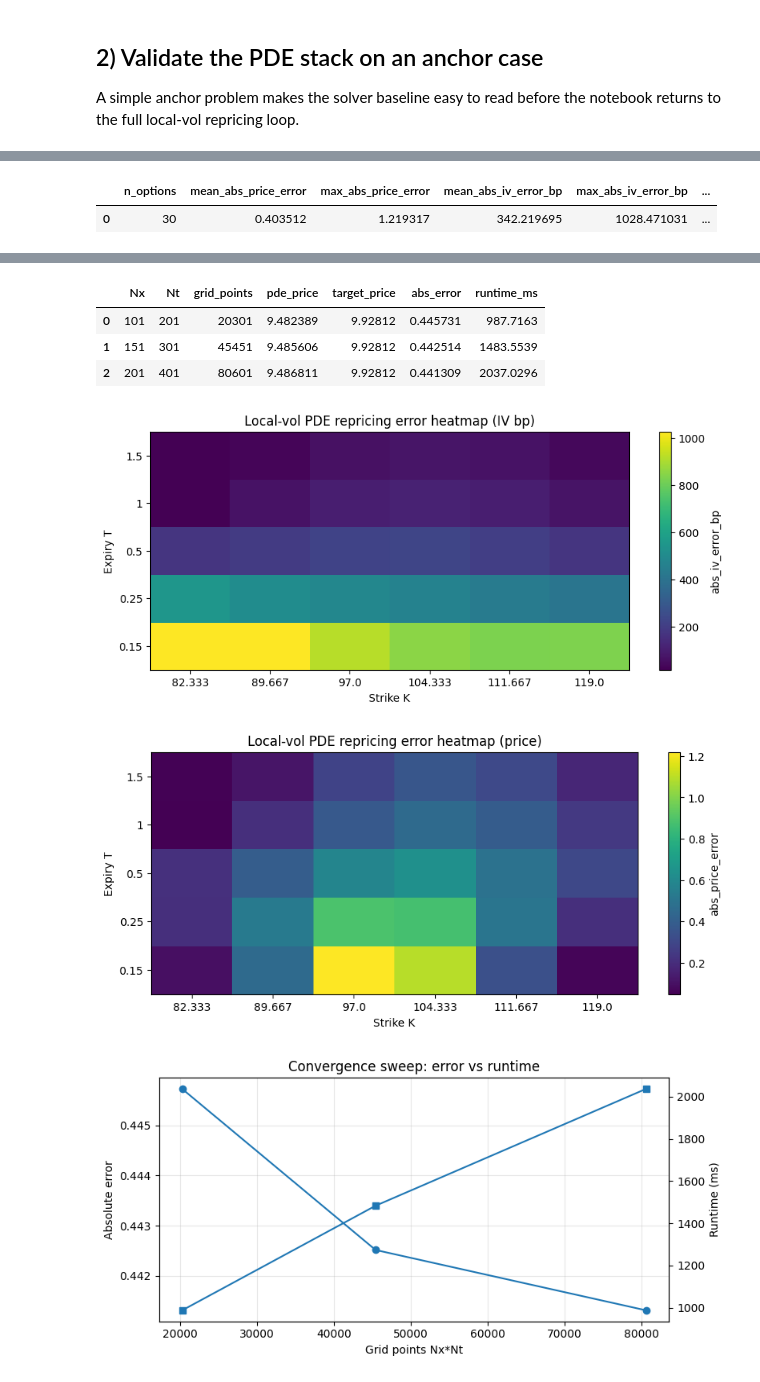
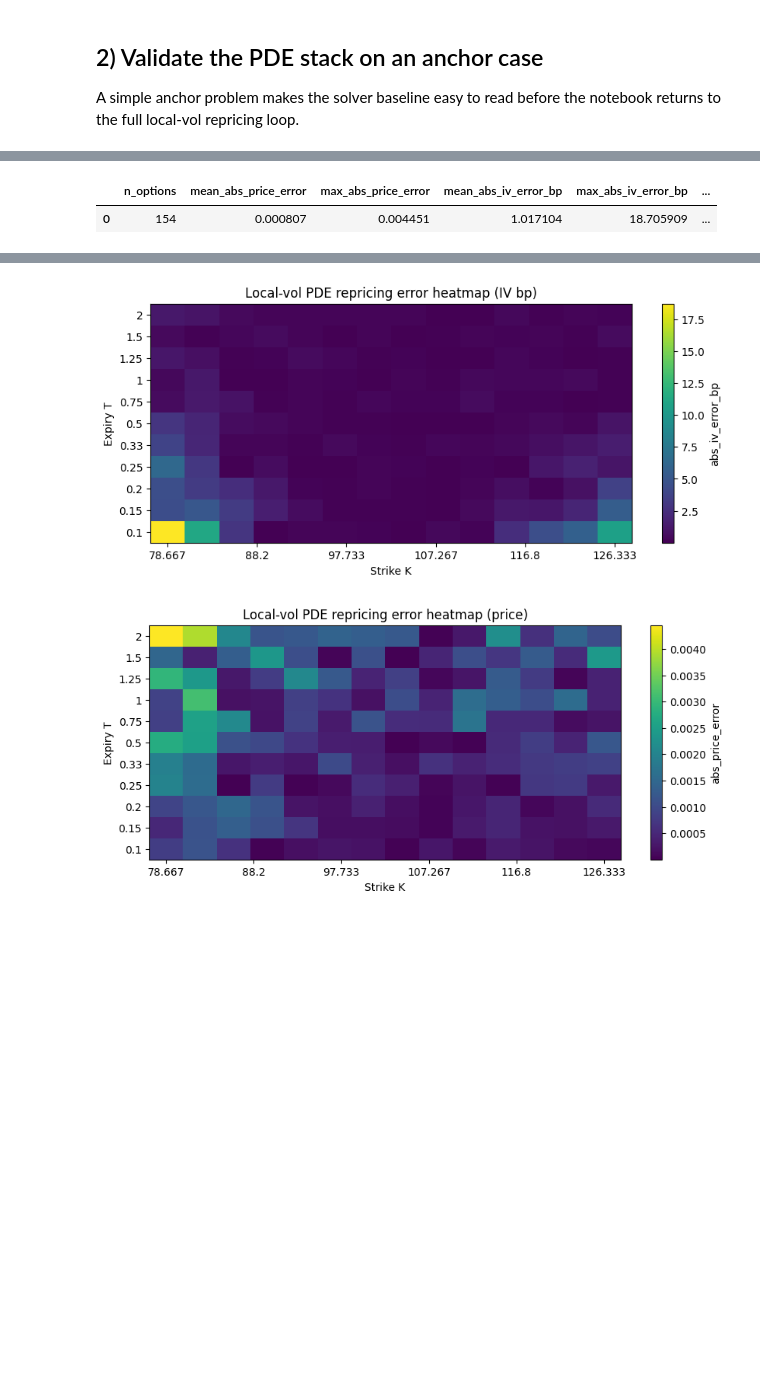
Before and after one commit to willemk-stack/option-pricing-library, a Jupyter notebook: demos/08_localvol_pde_repricing.ipynb, the cells around one changed output, grey strips where cells are left out. Cells and saved outputs as stored; diff of their text form; code cells hidden in the pictures; blank space fills up the shorter version.

```diff
--- a/demos/08_localvol_pde_repricing.ipynb
+++ b/demos/08_localvol_pde_repricing.ipynb
@@ -28,5 +28,5 @@ SRC = ROOT / 'src'
 if SRC.exists() and str(SRC) not in sys.path:
     sys.path.insert(0, str(SRC))
 
-PROFILE = 'quick'
+PROFILE = 'full'
 SEED = 7
@@ -183,7 +201,6 @@ display(
         ]
     ]
 )
-display(art.tables['convergence_grid'])
 
 vs_plot.plot_repricing_heatmap(
     repricing,
@@ -195,22 +212,7 @@ vs_plot.plot_repricing_heatmap(
     value_col='abs_price_error',
     title='Local-vol PDE repricing error heatmap (price)',
 )
-
-conv = art.tables['convergence_grid'].copy()
-fig, ax1 = plt.subplots(figsize=(8, 4))
-ax1.plot(conv['grid_points'], conv['abs_error'], marker='o', label='abs error')
-ax1.set_xlabel('Grid points Nx*Nt')
-ax1.set_ylabel('Absolute error')
-ax1.grid(True, alpha=0.3)
-
-ax2 = ax1.twinx()
-ax2.plot(conv['grid_points'], conv['runtime_ms'], marker='s', label='runtime')
-ax2.set_ylabel('Runtime (ms)')
-
-ax1.set_title('Convergence sweep: error vs runtime')
-fig.tight_layout()
-plt.show()
 # %% [output]
 |  | n_options | mean_abs_price_error | max_abs_price_error | mean_abs_iv_error_bp | max_abs_iv_error_bp | ... |
-| 0 | 30 | 0.403512 | 1.219317 | 342.219695 | 1028.471031 | ... |
+| 0 | 154 | 0.000807 | 0.004451 | 1.017104 | 18.705909 | ... |
 |  | T | K | target_iv | pde_iv | abs_iv_error_bp | target_price | pde_price | abs_price_error | ... |
@@ -227,7 +229,2 @@ plt.show()
-|  | Nx | Nt | grid_points | pde_price | target_price | abs_error | runtime_ms |
-| 0 | 101 | 201 | 20301 | 9.482389 | 9.92812 | 0.445731 | 987.7163 |
-| 1 | 151 | 301 | 45451 | 9.485606 | 9.92812 | 0.442514 | 1483.5539 |
-| 2 | 201 | 401 | 80601 | 9.486811 | 9.92812 | 0.441309 | 2037.0296 |
-[figure, old version]
+[figure, new version]
-[figure, old version]
+[figure, new version]
-[figure, removed]
```
Also changed, not shown: parts of 8 cells of this notebook, 29 other files.
